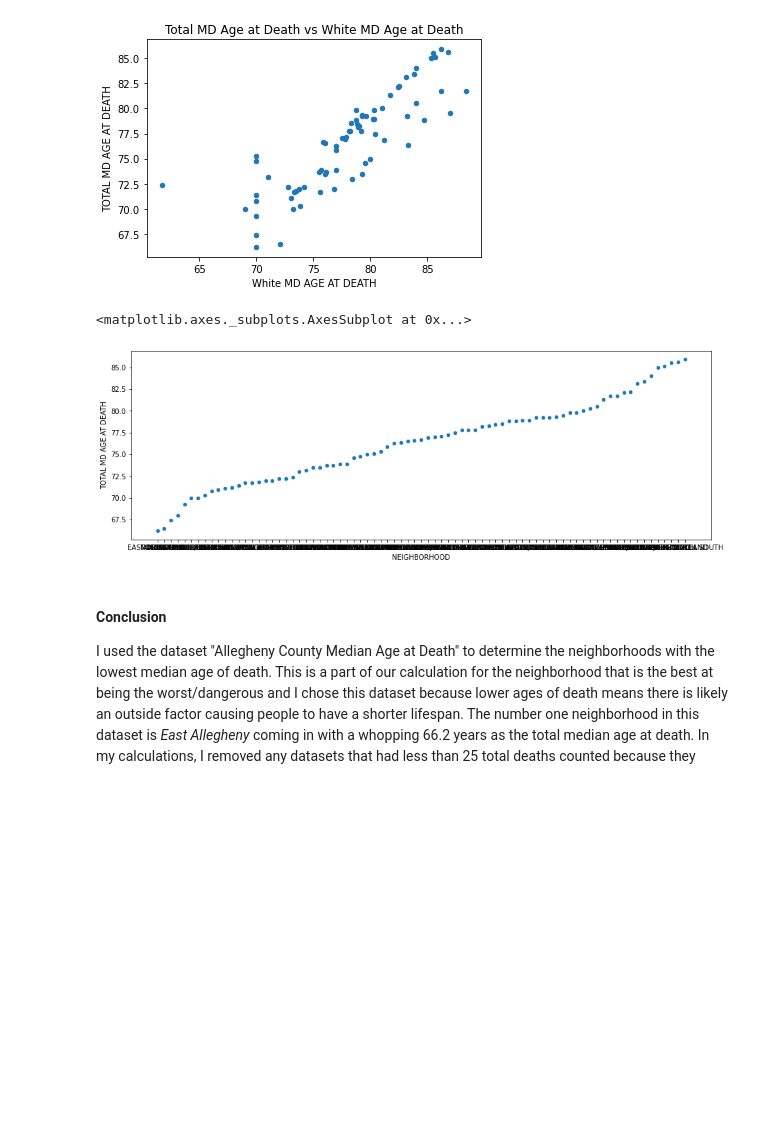
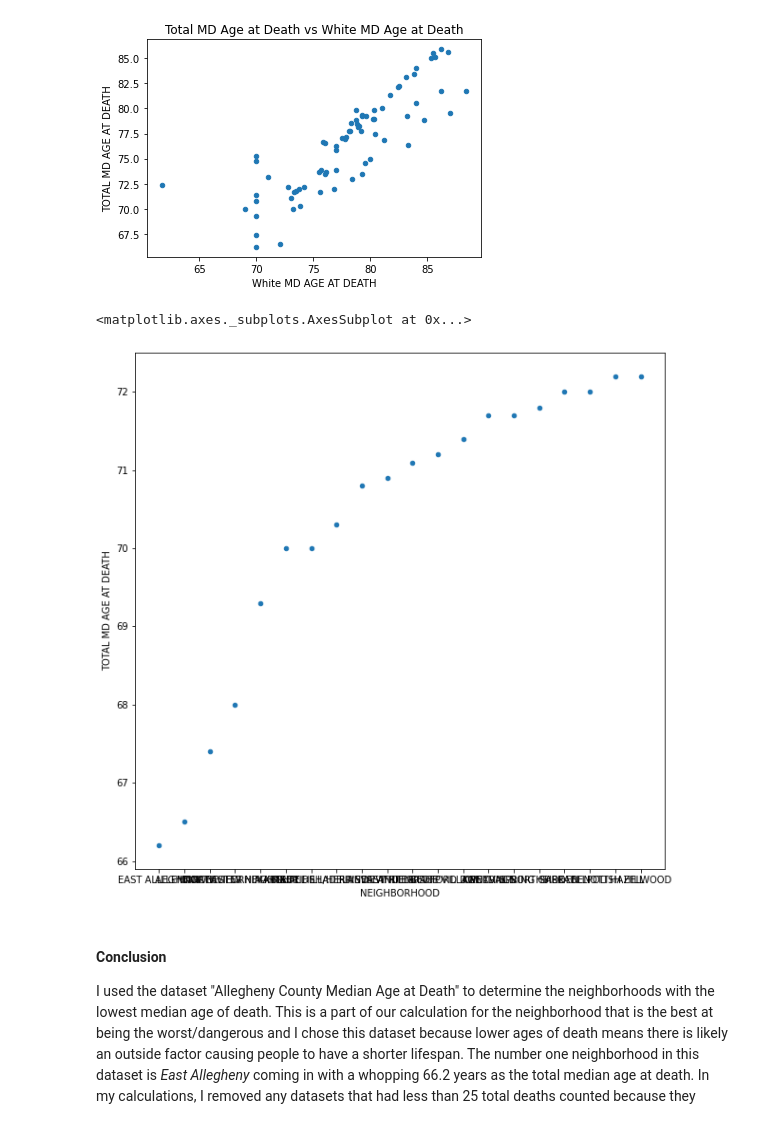
Before and after one commit to CalTsai77/Python-Data-Analysis-with-pandas-, a Jupyter notebook: Kyra_personal_notebook.ipynb, the cells around one changed output. Saved outputs shown, nothing was run; the diff lists cells and outputs as text; code cells hidden in the pictures; blank space fills up the shorter version.

```diff
--- a/Kyra_personal_notebook.ipynb
+++ b/Kyra_personal_notebook.ipynb
@@ -43,7 +43,8 @@ big_death.head()
 | 15 | CHARTIERS CITY | 20.0 | 70.0 | 15.0 | 81.2 | 35.0 | ... |
 # %%
 big_death = big_death.sort_values("TOTAL MD AGE AT DEATH", ascending = True)
-big_death.head(20)
+big_death_top20 = big_death[0:20]
+big_death_top20.head(20)
 # %% [output]
 |  | NEIGHBORHOOD | BLACKdeaths | Black MD AGE AT DEATH | WHITEdeaths | White MD AGE AT DEATH | TOTALdeaths* | ... |
 | 49 | EAST ALLEGHENY | 51.0 | 62.7 | 100.0 | 70.0 | 157.0 | ... |
@@ -73,10 +74,10 @@ big_death.plot.scatter(x="White MD AGE AT DEATH", y = "TOTAL MD AGE AT DEATH", t
 <matplotlib.axes._subplots.AxesSubplot at 0x...>
 [figure]
 # %%
-big_death.plot.scatter(x="NEIGHBORHOOD", y="TOTAL MD AGE AT DEATH", figsize=(15,5))
+big_death_top20.plot.scatter(x="NEIGHBORHOOD", y="TOTAL MD AGE AT DEATH", figsize=(10,10))
 # %% [output]
 <matplotlib.axes._subplots.AxesSubplot at 0x...>
-[figure, old version]
+[figure, new version]
 # %% [markdown]
 #### Conclusion
 I used the dataset "Allegheny County Median Age at Death" to determine the neighborhoods with the lowest median age of death. This is a part of our calculation for the neighborhood that is the best at being the worst/dangerous and I chose this dataset because lower ages of death means there is likely an outside factor causing people to have a shorter lifespan. The number one neighborhood in this dataset is *East Allegheny* coming in with a whopping 66.2 years as the total median age at death. In my calculations, I removed any datasets that had less than 25 total deaths counted because they could skew the data and cause a neighborhood to win this section just because they have very few recorded deaths and 25 seemed to be the number where the median became accurate. The runner ups: *Allentown* came in second and *Manchester* came in third for the lowest median age at death. I included the two graphs at the end because I think that the difference between the two give some interesting insights about the age of death by race. I won't get too much into that because that's not what this is about, but I thought it was worth mentioning that the scaling is different between white and black median deaths and that it seems that black people tend to have a lower median age at death compared to the total for each neighborhood.
```
Also changed, not shown: parts of 1 cell of this notebook, 1 other file.
